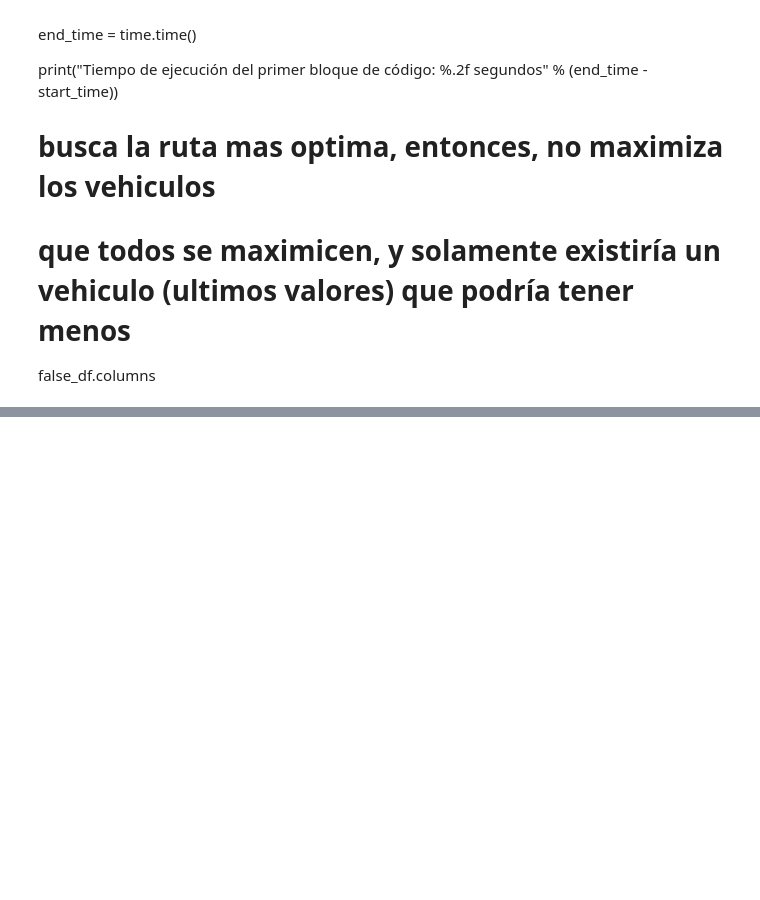
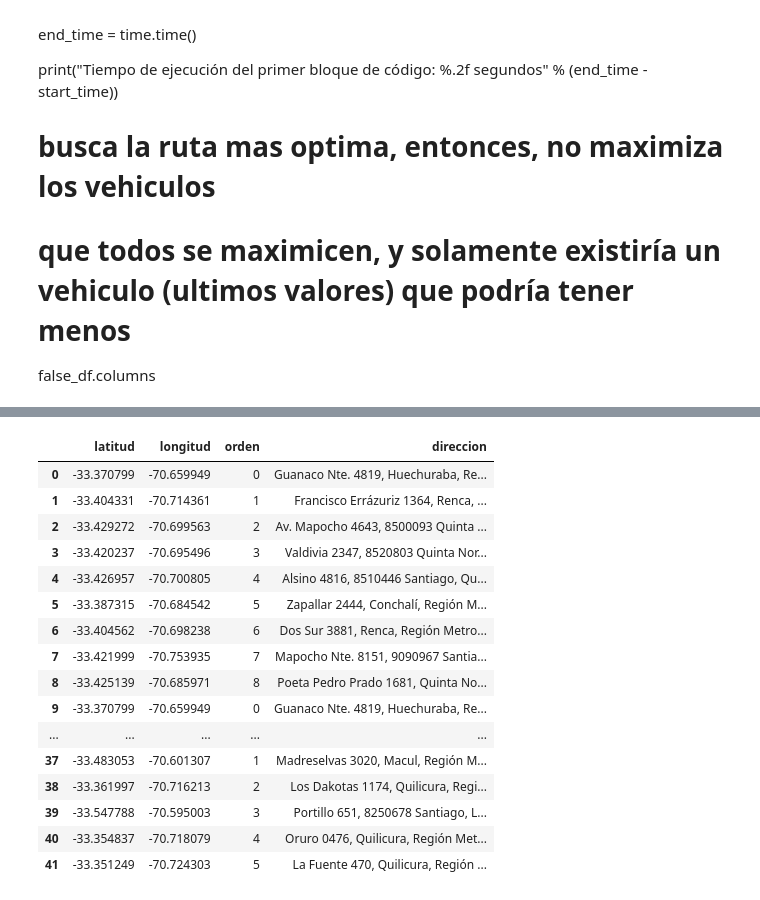
Before and after one commit to martinnnsss/best-route, a Jupyter notebook: routes_v3.ipynb, the cells around one changed output, grey strips where cells are left out. Saved outputs shown, nothing was run; the diff lists cells and outputs as text; code cells hidden in the pictures; blank space fills up the shorter version.

```diff
--- a/routes_v3.ipynb
+++ b/routes_v3.ipynb
@@ -346,0 +389,34 @@ AttributeError: module 'gmaps' has no attribute 'InfoBox'
+# %%
+def reverse_geocode(lat, lon):
+
+    # Hacer reverse geocoding para obtener la dirección correspondiente
+    reverse_geocode_result = gmaps.reverse_geocode((lat, lon))
+
+    # Obtener la dirección formateada del primer resultado
+    formatted_address = reverse_geocode_result[0]['formatted_address']
+
+    # Devolver la dirección formateada como una cadena
+    return formatted_address
+
+# Aplicar la función reverse_geocode a cada fila del DataFrame
+orden_dfs['direccion'] = orden_dfs.apply(lambda row: reverse_geocode(row['latitud'], row['longitud']), axis=1)
+# %%
+orden_dfs
+# %% [output]
+|  | latitud | longitud | orden | direccion |
+| 0 | -33.370799 | -70.659949 | 0 | Guanaco Nte. 4819, Huechuraba, Re... |
+| 1 | -33.404331 | -70.714361 | 1 | Francisco Errázuriz 1364, Renca, ... |
+| 2 | -33.429272 | -70.699563 | 2 | Av. Mapocho 4643, 8500093 Quinta ... |
+| 3 | -33.420237 | -70.695496 | 3 | Valdivia 2347, 8520803 Quinta Nor... |
+| 4 | -33.426957 | -70.700805 | 4 | Alsino 4816, 8510446 Santiago, Qu... |
+| 5 | -33.387315 | -70.684542 | 5 | Zapallar 2444, Conchalí, Región M... |
+| 6 | -33.404562 | -70.698238 | 6 | Dos Sur 3881, Renca, Región Metro... |
+| 7 | -33.421999 | -70.753935 | 7 | Mapocho Nte. 8151, 9090967 Santia... |
+| 8 | -33.425139 | -70.685971 | 8 | Poeta Pedro Prado 1681, Quinta No... |
+| 9 | -33.370799 | -70.659949 | 0 | Guanaco Nte. 4819, Huechuraba, Re... |
+| ... | ... | ... | ... | ... |
+| 37 | -33.483053 | -70.601307 | 1 | Madreselvas 3020, Macul, Región M... |
+| 38 | -33.361997 | -70.716213 | 2 | Los Dakotas 1174, Quilicura, Regi... |
+| 39 | -33.547788 | -70.595003 | 3 | Portillo 651, 8250678 Santiago, L... |
+| 40 | -33.354837 | -70.718079 | 4 | Oruro 0476, Quilicura, Región Met... |
+| 41 | -33.351249 | -70.724303 | 5 | La Fuente 470, Quilicura, Región ... |
```
Also changed, not shown: parts of 10 cells of this notebook, 2 other files.
